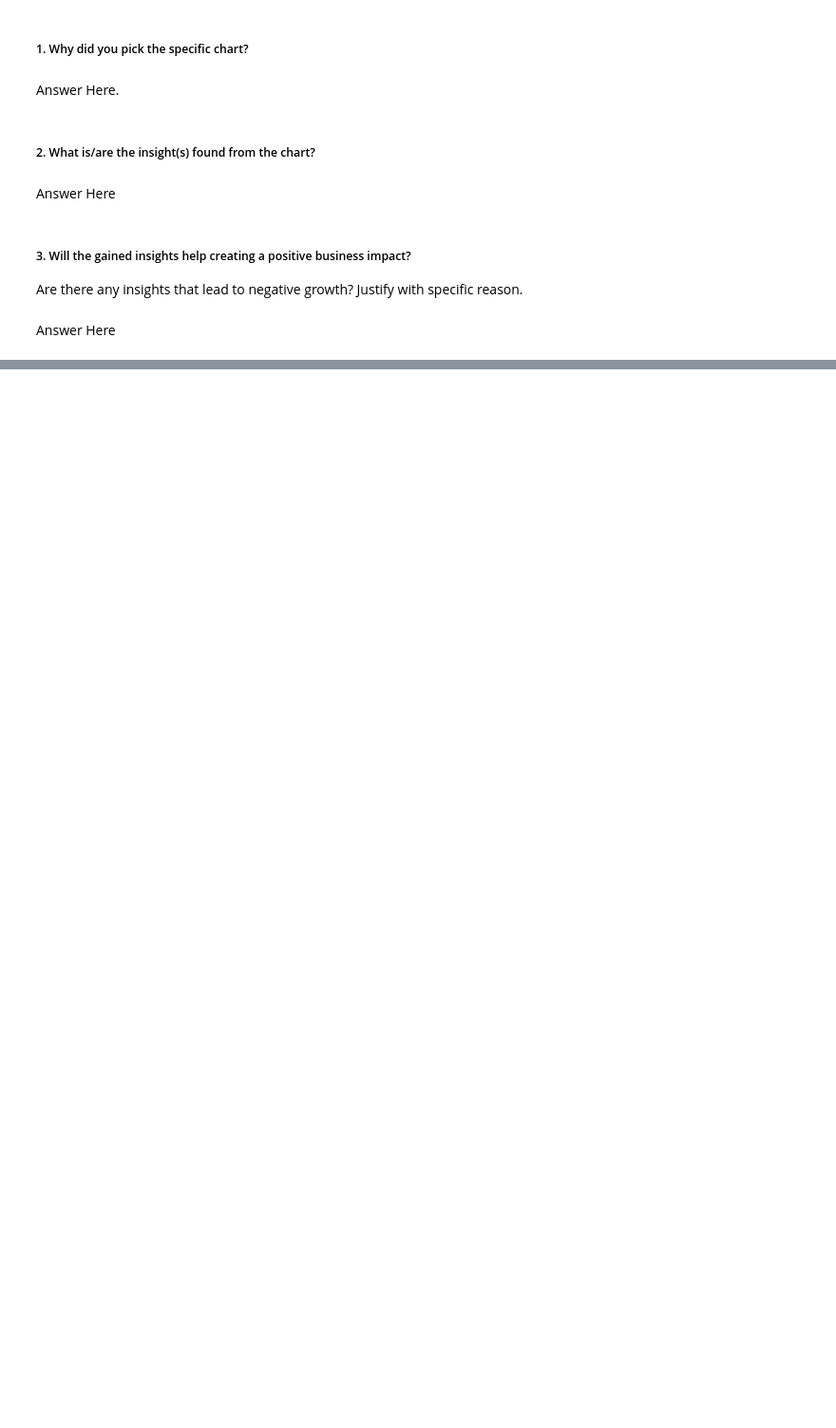
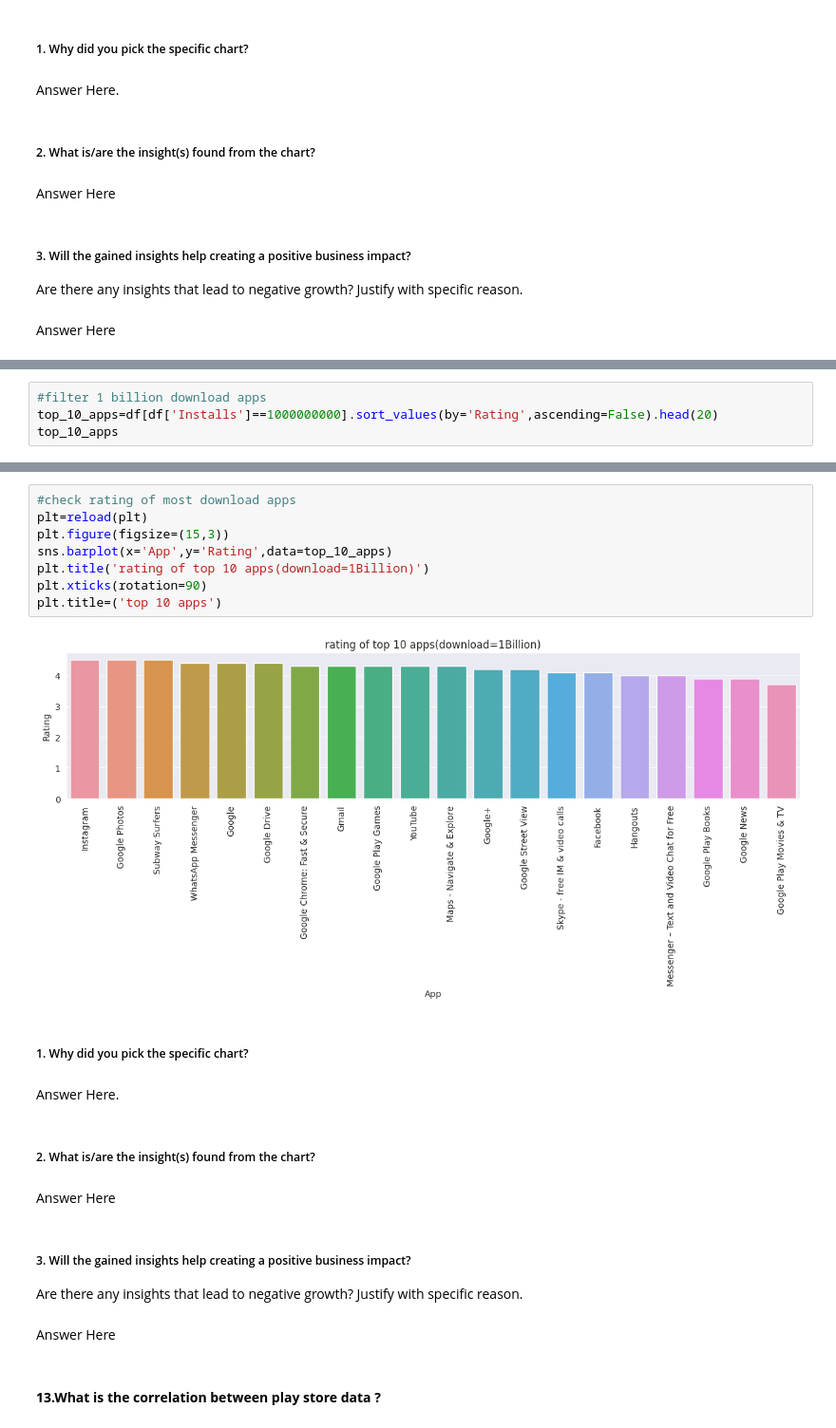
Before and after one commit to Vijaysiraw/Play_store_EDA_project, a Jupyter notebook: Play_Store_Project.ipynb, the cells around one changed output, grey strips where cells are left out. Shown at 95% size. Cells and saved outputs as stored; diff of their text form; blank space fills up the shorter version.

```diff
--- a/Play_Store_Project.ipynb
+++ b/Play_Store_Project.ipynb
@@ -1045,0 +1110,4 @@ Answer Here
+# %%
+#filter 1 billion download apps
+top_10_apps=df[df['Installs']==1000000000].sort_values(by='Rating',ascending=False).head(20)
+top_10_apps
@@ -1045,0 +1132,25 @@ Answer Here
+# %%
+#check rating of most download apps
+plt=reload(plt)
+plt.figure(figsize=(15,3))
+sns.barplot(x='App',y='Rating',data=top_10_apps)
+plt.title('rating of top 10 apps(download=1Billion)')
+plt.xticks(rotation=90)
+plt.title=('top 10 apps')
+# %% [output]
+[figure, added]
+# %% [markdown]
+##### 1. Why did you pick the specific chart?
+# %% [markdown]
+Answer Here.
+# %% [markdown]
+##### 2. What is/are the insight(s) found from the chart?
+# %% [markdown]
+Answer Here
+# %% [markdown]
+##### 3. Will the gained insights help creating a positive business impact?
+Are there any insights that lead to negative growth? Justify with specific reason.
+# %% [markdown]
+Answer Here
+# %% [markdown]
+#### **13.What is the correlation between play store data ?**
```
Also changed, not shown: parts of 84 cells of this notebook.
